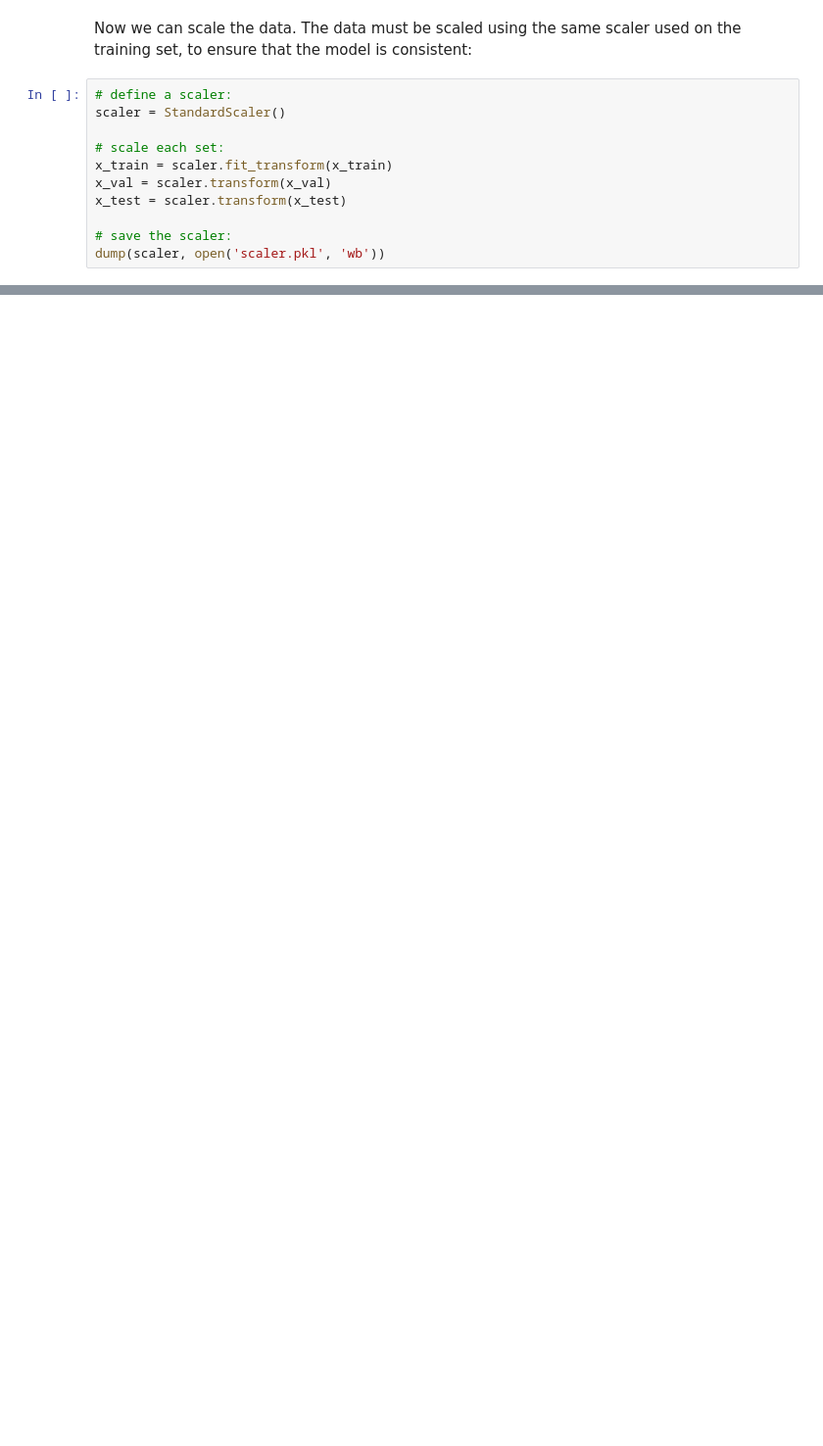
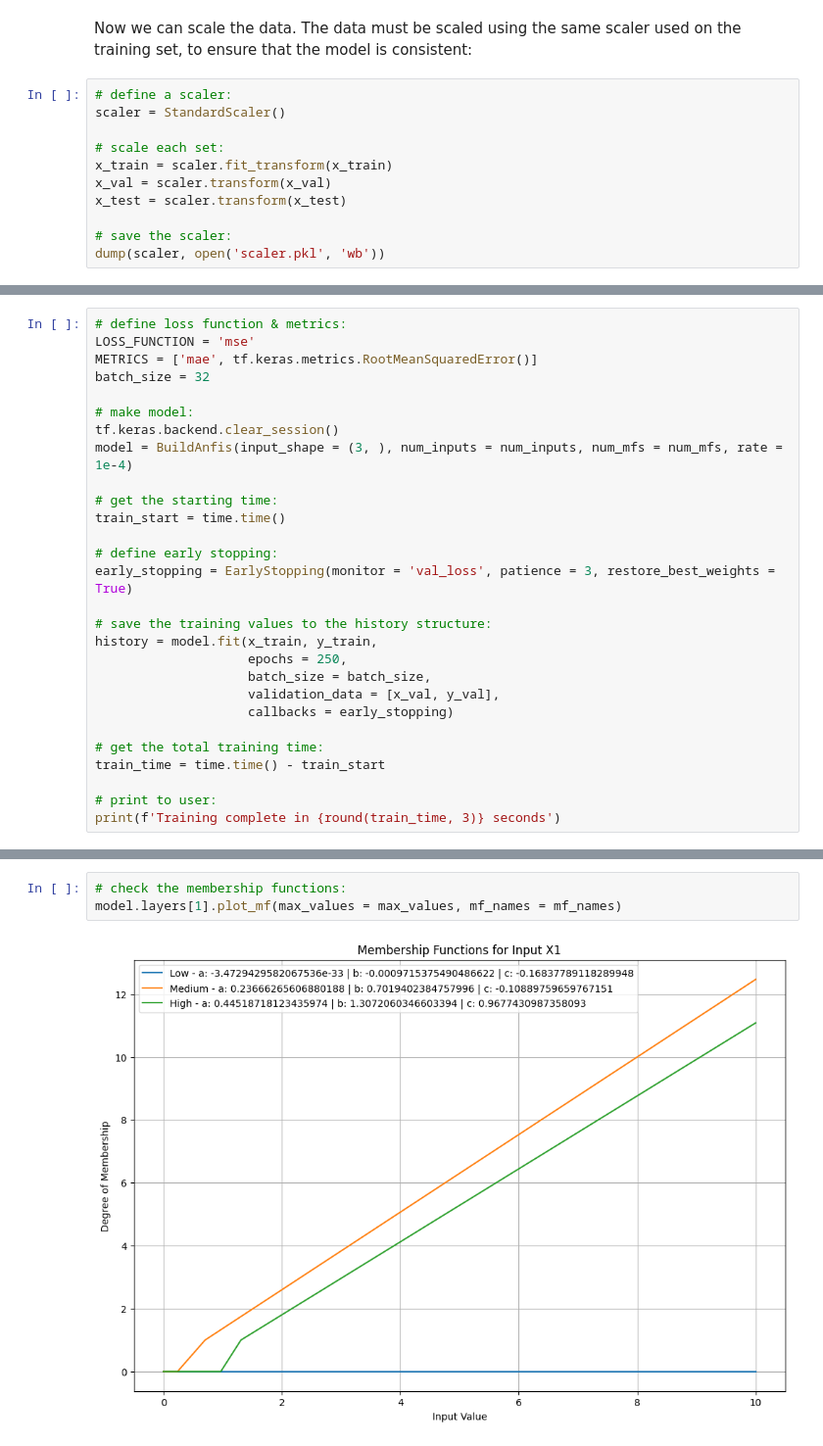
Before and after one commit to MattTidd/Inference-Systems, a Jupyter notebook: Python_Design/ANFIS_Design/ANFIS_Keras_Design.ipynb, the cells around one changed output, grey strips where cells are left out. Shown: that part at 98% size. Drawn from its saved outputs; the diff is of its cells as text; blank space fills up the shorter version.

```diff
--- a/Python_Design/ANFIS_Design/ANFIS_Keras_Design.ipynb
+++ b/Python_Design/ANFIS_Design/ANFIS_Keras_Design.ipynb
@@ -394,0 +414,28 @@ dump(scaler, open('scaler.pkl', 'wb'))
+# %%
+# define loss function & metrics:
+LOSS_FUNCTION = 'mse'
+METRICS = ['mae', tf.keras.metrics.RootMeanSquaredError()]
+batch_size = 32
+
+# make model:
+tf.keras.backend.clear_session()
+model = BuildAnfis(input_shape = (3, ), num_inputs = num_inputs, num_mfs = num_mfs, rate = 1e-4)
+
+# get the starting time:
+train_start = time.time()
+
+# define early stopping:
+early_stopping = EarlyStopping(monitor = 'val_loss', patience = 3, restore_best_weights = True)
+
+# save the training values to the history structure:
+history = model.fit(x_train, y_train,
+                    epochs = 250,
+                    batch_size = batch_size,
+                    validation_data = [x_val, y_val],
+                    callbacks = early_stopping)
+
+# get the total training time:
+train_time = time.time() - train_start
+
+# print to user:
+print(f'Training complete in {round(train_time, 3)} seconds')
@@ -394,0 +592,5 @@ dump(scaler, open('scaler.pkl', 'wb'))
+# %%
+# check the membership functions:
+model.layers[1].plot_mf(max_values = max_values, mf_names = mf_names)
+# %% [output]
+[figure, added]
```
Also changed, not shown: parts of 25 cells of this notebook.
